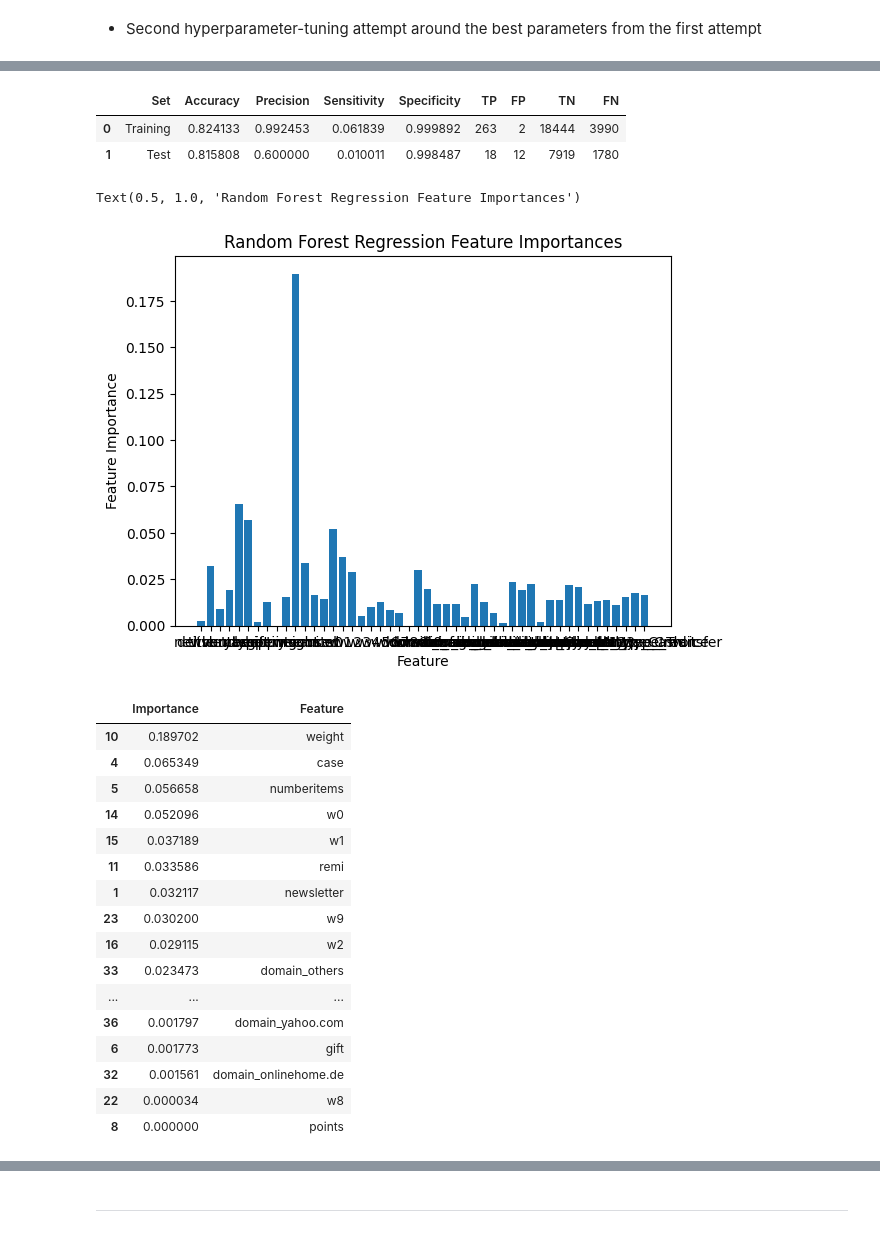
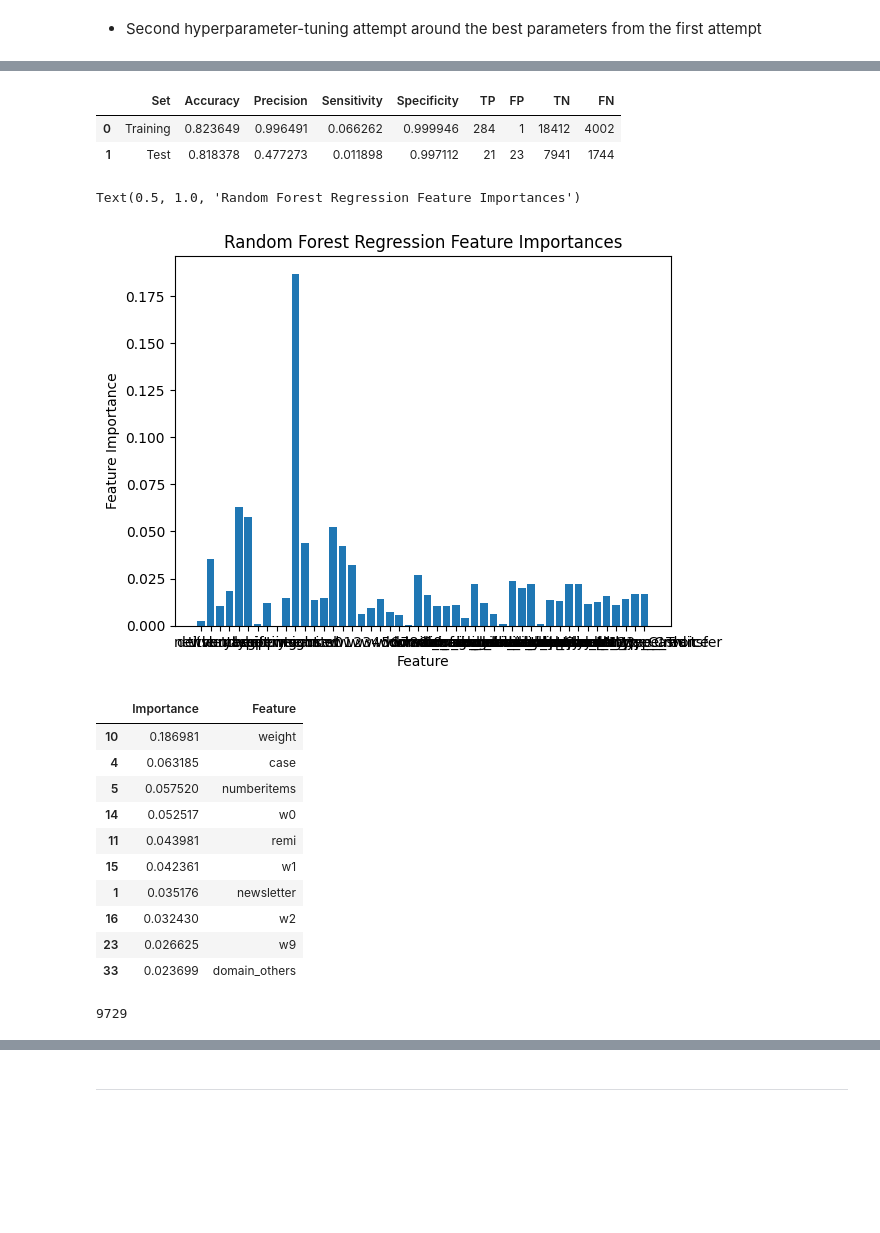
Before and after one commit to benherz/Mini-Project, a Jupyter notebook: ML_mini_project.ipynb, the cells around one changed output, grey strips where cells are left out. Saved outputs shown, nothing was run; the diff lists cells and outputs as text; code cells hidden in the pictures; blank space fills up the shorter version.

```diff
--- a/ML_mini_project.ipynb
+++ b/ML_mini_project.ipynb
@@ -317,6 +317,6 @@ print(disregarded_columns)
 ### First try of estimation with RandomForestClassifier
 # %%
 # Just to check if we can actually predict the data set
-forest = RandomForestClassifier(n_estimators = 20, max_depth = 100, min_samples_split = 2, min_samples_leaf = 1, criterion = "entropy", bootstrap = True, random_state = 0)
+forest = RandomForestClassifier(n_estimators = 20, max_depth = 100, min_samples_split = 2, min_samples_leaf = 1, criterion = "gini", bootstrap = True, random_state = 0)
 forest.fit(x_train, y_train)
 # %% [output]
@@ -343,7 +342,7 @@ Of course we heavily overfit to our training data. But it is nice to see, that w
 max_depth = range(10,30)
 min_samples_split = range(10,20)
 min_samples_leaf = range(5,20)
-n_estimators = range(30,50)
+n_estimators = range(80,150)
 criterion = ['gini', 'log_loss', 'entropy']
 #cv = range(4,10)
 
@@ -354,7 +353,7 @@ param_dist = {'max_depth': max_depth,'min_samples_split': min_samples_split, 'mi
 forest = RandomForestClassifier()
 
 # Set up RandomizedSearchCV
-forest_cv = RandomizedSearchCV(forest, param_dist, n_jobs = -1, verbose = 1, n_iter = 500, cv = 5, scoring = "balanced_accuracy") # suited for imbalanced data sets
+forest_cv = RandomizedSearchCV(forest, param_dist, n_jobs = -1, verbose = 1, n_iter = 2000, cv = 5, scoring = "balanced_accuracy") # suited for imbalanced data sets
 
 # Fit it to the data
 forest_cv.fit(x_train,y_train) # does it automatically use best parameters for prediction afterwards?
@@ -380,3 +370,0 @@ forest_cv.best_params_
-# %%
-forest = RandomForestClassifier(n_estimators = 44, min_samples_split = 12, min_samples_leaf = 5, max_depth = 23, criterion = "gini", random_state = 42)
-forest.fit(x_train, y_train)
@@ -416,7 +393,7 @@ best_est = forest_cv.best_params_["n_estimators"]
 max_depth = range(best_depth - 3, best_depth + 3)
 min_samples_split = range(best_split - 3, best_split + 3)
 min_samples_leaf = range(best_leaf - 3, best_leaf + 3)
-n_estimators = range(best_est - 3, best_est + 3)
+n_estimators = range(best_est - 5, best_est + 5)
 
 # Collect in dicionary
 param_dist = {'max_depth': max_depth,'min_samples_split': min_samples_split, 'min_samples_leaf': min_samples_leaf, 'n_estimators': n_estimators}
@@ -446,8 +423,8 @@ y_test_pred_cv2 = forest_cv2.predict(x_test)
 evaluate_model(y_train, y_train_pred_cv2, y_test, y_test_pred_cv2)
 # %% [output]
 |  | Set | Accuracy | Precision | Sensitivity | Specificity | TP | FP | TN | FN |
-| 0 | Training | 0.824133 | 0.992453 | 0.061839 | 0.999892 | 263 | 2 | 18444 | 3990 |
-| 1 | Test | 0.815808 | 0.600000 | 0.010011 | 0.998487 | 18 | 12 | 7919 | 1780 |
+| 0 | Training | 0.823649 | 0.996491 | 0.066262 | 0.999946 | 284 | 1 | 18412 | 4002 |
+| 1 | Test | 0.818378 | 0.477273 | 0.011898 | 0.997112 | 21 | 23 | 7941 | 1744 |
 # %%
 # Plot feature importance
 fig = plt.figure()
@@ -462,31 +439,26 @@ ax.set_title('Random Forest Regression Feature Importances')
 # Ugly ass graph but its working
 # %% [output]
 Text(0.5, 1.0, 'Random Forest Regression Feature Importances')
-[figure, old version]
+[figure, new version]
 # %%
 # Get feature importances with names
 importance = pd.DataFrame(forest_cv2.best_estimator_.feature_importances_)
 feature_names = pd.DataFrame(x_train.columns)
 feature_importances = pd.concat([importance, feature_names], axis = 1)
 
 # Name columns accordingly
 feature_importances.columns = ["Importance", "Feature"]
-feature_importances.sort_values(by = "Importance", ascending = False)
+rf_features = feature_importances.sort_values(by = "Importance", ascending = False)
+rf_features[0:10]
 # %% [output]
 |  | Importance | Feature |
-| 10 | 0.189702 | weight |
-| 4 | 0.065349 | case |
-| 5 | 0.056658 | numberitems |
-| 14 | 0.052096 | w0 |
-| 15 | 0.037189 | w1 |
-| 11 | 0.033586 | remi |
-| 1 | 0.032117 | newsletter |
-| 23 | 0.030200 | w9 |
-| 16 | 0.029115 | w2 |
-| 33 | 0.023473 | domain_others |
-| ... | ... | ... |
-| 36 | 0.001797 | domain_yahoo.com |
-| 6 | 0.001773 | gift |
-| 32 | 0.001561 | domain_onlinehome.de |
-| 22 | 0.000034 | w8 |
-| 8 | 0.000000 | points |
+| 10 | 0.186981 | weight |
+| 4 | 0.063185 | case |
+| 5 | 0.057520 | numberitems |
+| 14 | 0.052517 | w0 |
+| 11 | 0.043981 | remi |
+| 15 | 0.042361 | w1 |
+| 1 | 0.035176 | newsletter |
+| 16 | 0.032430 | w2 |
+| 23 | 0.026625 | w9 |
+| 33 | 0.023699 | domain_others |
@@ -495,0 +465,12 @@ feature_importances.sort_values(by = "Importance", ascending = False)
+# %%
+# We will now train a Random Forest again, but only regard the top 10 features above
+# Select top 10 features
+selected_features = rf_features[0:10]["Feature"]
+# Create training subset containing only those features
+x_train_rf = x_train[selected_features]
+# Create test subset containing the same features
+x_test_rf = x_test[selected_features]
+
+# y_train, as well as y_test of course remain unchanged
+# %% [output]
+9729
```
Also changed, not shown: parts of 28 cells of this notebook.
